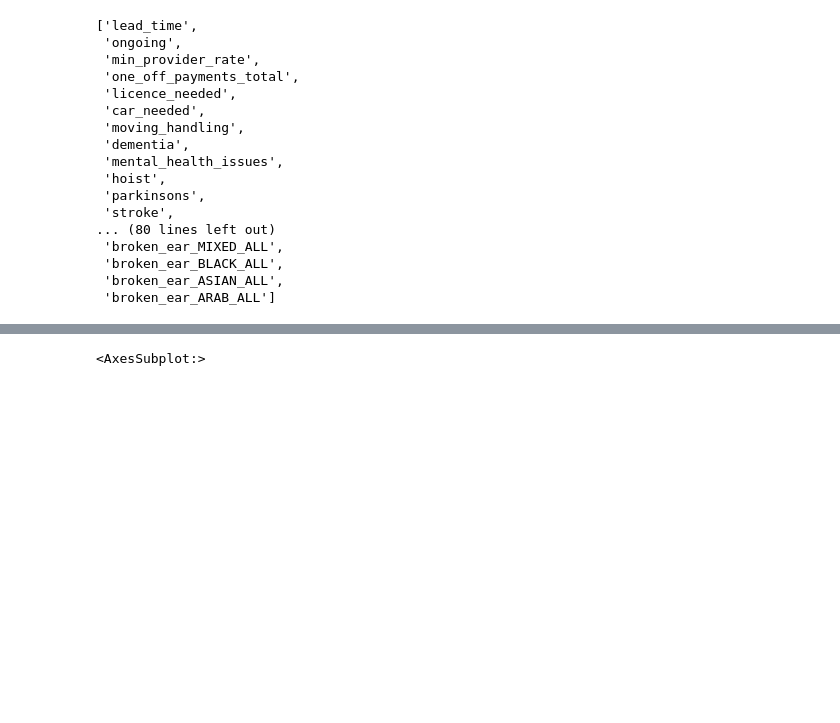
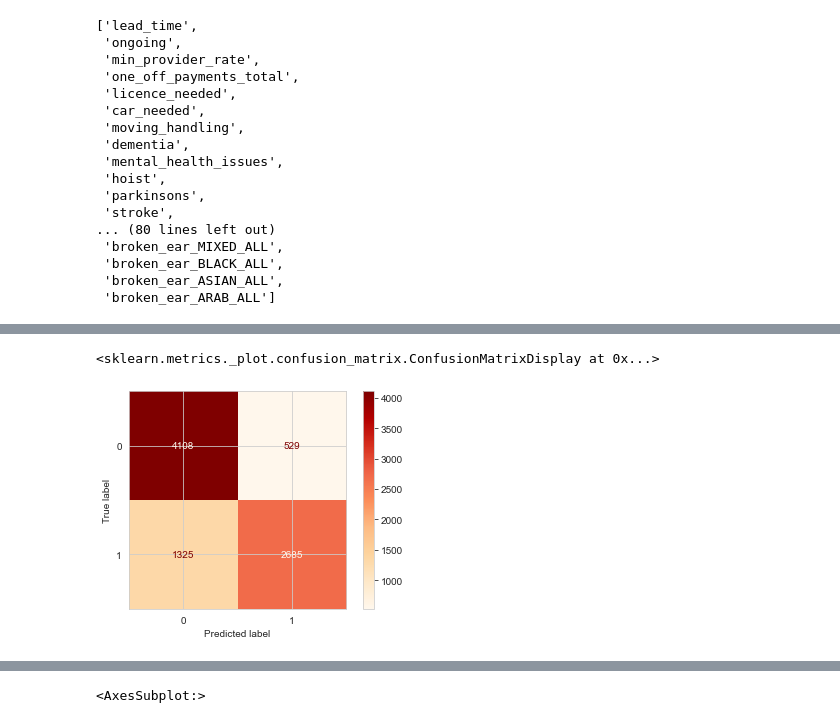
Before and after one commit to bonaventura-elder/carer_targeting, a Jupyter notebook: src/training.ipynb, the cells around one changed output, grey strips where cells are left out. Saved outputs shown, nothing was run; the diff lists cells and outputs as text; code cells hidden in the pictures; blank space fills up the shorter version.

```diff
--- a/src/training.ipynb
+++ b/src/training.ipynb
@@ -517,0 +551,5 @@ X_train.columns.tolist()
+# %%
+plot_confusion_matrix(model,X_eval[f_predictors],y_eval, cmap = 'OrRd')
+# %% [output]
+<sklearn.metrics._plot.confusion_matrix.ConfusionMatrixDisplay at 0x...>
+[figure, added]
```
Also changed, not shown: parts of 31 cells of this notebook, 1 other file.
